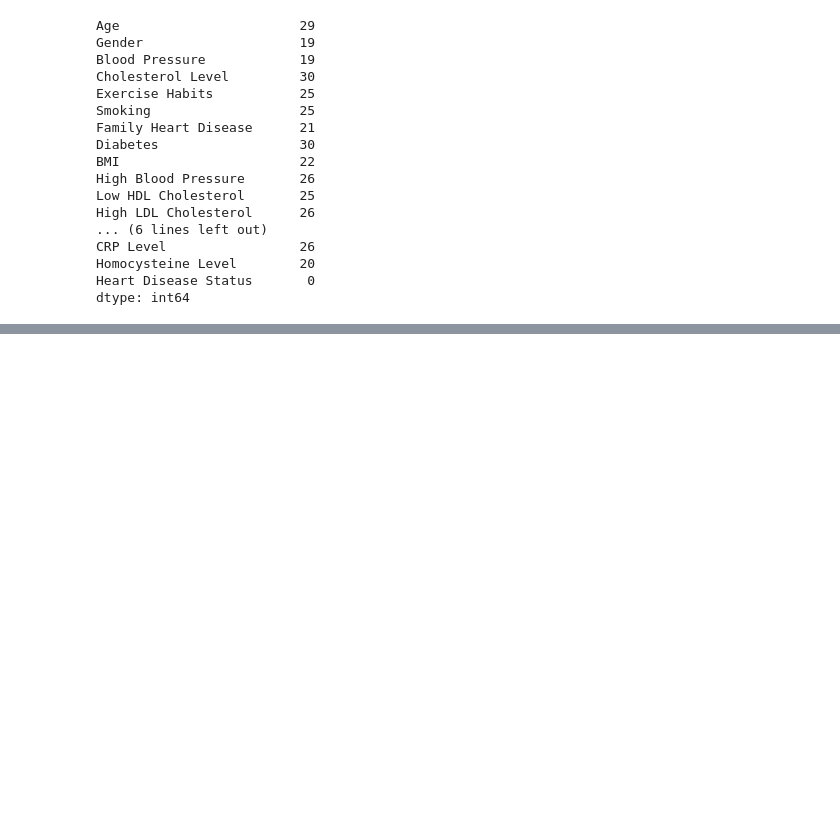
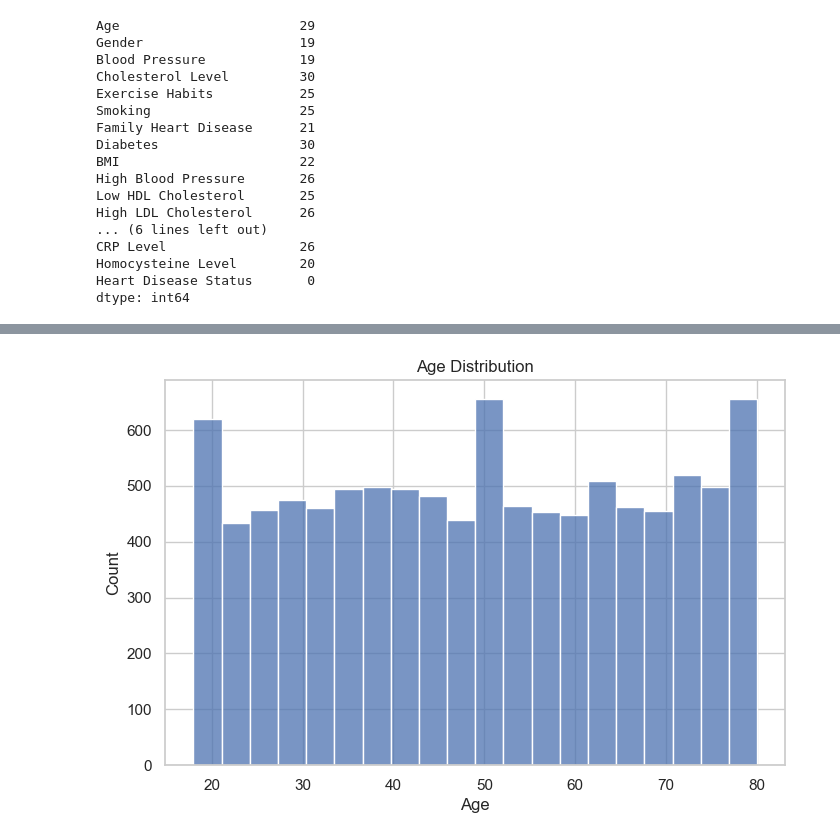
Before and after one commit to seyon1988/Machine-Learning-Programming-Assignment-IT5052, a Jupyter notebook: notebooks/supervised_learning/heart_disease.ipynb, the cells around one changed output, grey strips where cells are left out. Saved outputs shown, nothing was run; the diff lists cells and outputs as text; code cells hidden in the pictures; blank space fills up the shorter version.

```diff
--- a/notebooks/supervised_learning/heart_disease.ipynb
+++ b/notebooks/supervised_learning/heart_disease.ipynb
@@ -115,0 +116,7 @@ ValueError: Could not interpret value `HeartDisease` for `x`. An entry with this
+# %%
+sns.histplot(df['Age'], bins=20)
+
+plt.title("Age Distribution")
+plt.show()
+# %% [output]
+[figure, added]
```
Also changed, not shown: parts of 2 cells of this notebook.
